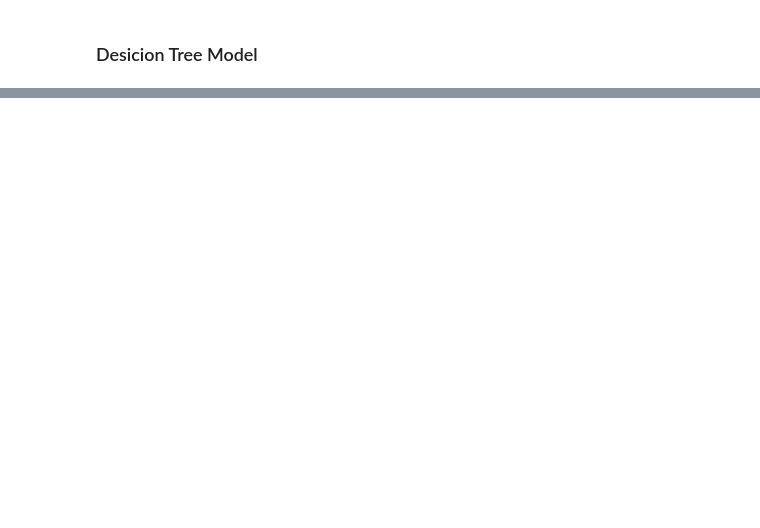
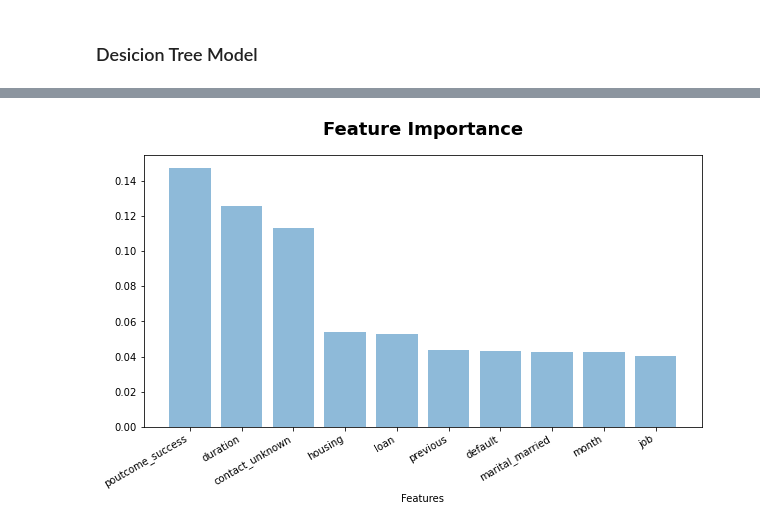
Before and after one commit to linhhvo/machine-learning-assignments, a Jupyter notebook: classification.ipynb, the cells around one changed output, grey strips where cells are left out. Cells and saved outputs as stored; diff of their text form; code cells hidden in the pictures; blank space fills up the shorter version.

```diff
--- a/classification.ipynb
+++ b/classification.ipynb
@@ -102,0 +96,6 @@ plt.show()
+# %%
+rf_classifier = RandomForestClassifier(criterion="gini", random_state = 100, max_depth = 4, min_samples_leaf = 5)
+
+rf_classifier.fit(X_train, y_train)
+y_pred_rf = rf_classifier.predict(X_test)
+evaluate(y_test, y_pred_rf)
@@ -102,0 +134,5 @@ plt.show()
+# %%
+xgb_classifier = xgb.XGBClassifier(objective='binary:logistic', learning_rate=0.1, max_depth=4)
+xgb_classifier.fit(X_train, y_train)
+y_pred_xgb = xgb_classifier.predict(X_test)
+evaluate(y_test, y_pred_xgb)
@@ -102,0 +154,3 @@ plt.show()
+# %%
+feature_imp_xgb = pd.Series(xgb_classifier.feature_importances_, index = X_train.columns).sort_values(ascending=False)[:10]
+print(feature_imp_xgb)
@@ -102,0 +169,11 @@ plt.show()
+# %%
+plt.figure(figsize=(10,5))
+
+y_pos = np.arange(len(feature_imp_xgb))
+plt.bar(y_pos, feature_imp_xgb, align='center', alpha=0.5)
+plt.xticks(y_pos, feature_imp_xgb.index, rotation=30, ha='right')
+plt.xlabel('Features')
+plt.title("Feature Importance", weight='bold', fontsize=18, pad=20)
+plt.show()
+# %% [output]
+[figure, added]
```
Also changed, not shown: parts of 15 cells of this notebook.
